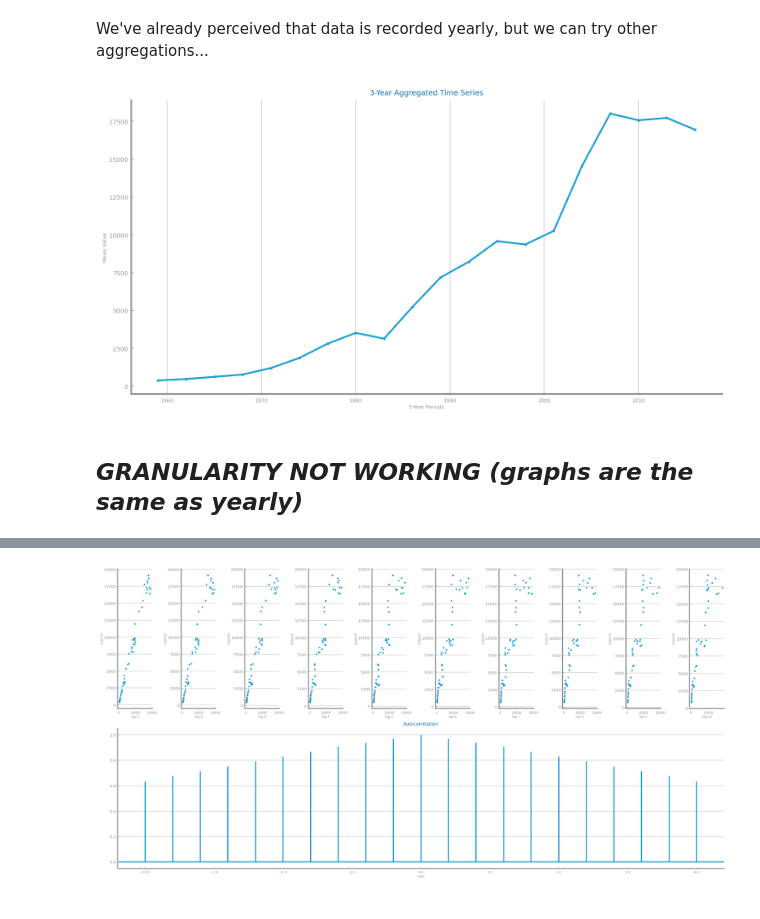
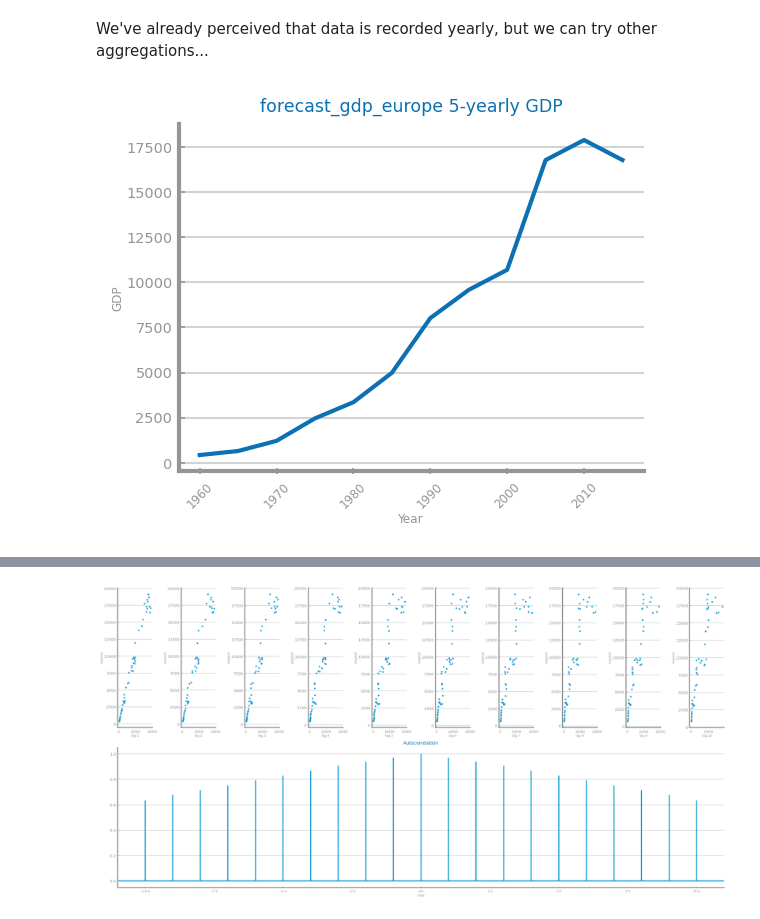
Before and after one commit to Moraisgit/data_science_project, a Jupyter notebook: src/set2_TS_data_profiling.ipynb, the cells around one changed output, grey strips where cells are left out. Drawn from its saved outputs; the diff is of its cells as text; code cells hidden in the pictures.

Commit message:
TS Set2 profiling
Updated the profiling for set2 regarding time series

```diff
--- a/src/set2_TS_data_profiling.ipynb
+++ b/src/set2_TS_data_profiling.ipynb
@@ -90,5 +90,9 @@ Last timestamp 2017-01-01 00:00:00
 [figure]
 # %% [markdown]
 ## **Data Granularity**
+# %%
+# Define the second and third granularities
+SECOND = 5
+THIRD = 10
 # %%
 from pandas import read_csv, DataFrame, Series
@@ -131,43 +136,52 @@ We've already perceived that data is recorded yearly, but we can try other aggre
 from pandas import Index, Period, Series, DataFrame
 import pandas as pd
 import numpy as np
 
 def ts_aggregation_by(
     data: Series | DataFrame,
     gran_level: str = "D",
     agg_func: str = "mean",
     custom_years: int = None  # New argument for multi-year aggregation
 ) -> Series | DataFrame:
     df: Series | DataFrame = data.copy()
 
     if custom_years:
         year_index = df.index.year
         custom_period = (year_index // custom_years) * custom_years
         df.index = pd.to_datetime(custom_period, format="%Y")
         df.index.name = f"{custom_years}_year_period"
     else:
         # Default time granularity
         index: Index[Period] = df.index.to_period(gran_level)
         df.index = index.to_timestamp()
 
     # Group by the new index and aggregate
     df = df.groupby(df.index, dropna=True, sort=True).agg(agg_func)
 
     return df
 
-ss_3_years: Series = ts_aggregation_by(series, custom_years=3)
+ss_second_years: Series = ts_aggregation_by(series, custom_years=SECOND)
 
-# Plot the results
-import matplotlib.pyplot as plt
+figure()
+plot_line_chart(
+    ss_second_years.index.to_list(),
+    ss_second_years.to_list(),
+    xlabel="Year",
+    ylabel=target,
+    title=f"{file_tag} {SECOND}-yearly {target}",
+)
+savefig(f"{path_to_directory}/images/Set 2 - Second granularity.png", bbox_inches='tight')
+show()
 
-plt.figure(figsize=(12, 6))
-plt.plot(ss_3_years.index, ss_3_years, marker='o', linestyle='-')
-plt.xlabel("3-Year Periods")
-plt.ylabel("Mean Value")
-plt.title("3-Year Aggregated Time Series")
-plt.grid()
-plt.show()
+# # Plot the results
+# import matplotlib.pyplot as plt
+
+# plt.figure()
+# plt.plot(ss_3_years.index, ss_3_years, marker='o', linestyle='-')
+# plt.xlabel("3-Year Periods")
+# plt.ylabel("Mean Value")
+# plt.title("3-Year Aggregated Time Series")
+# plt.grid()
+# plt.show()
 # %% [output]
-[figure, old version]
+[figure, new version]
-# %% [markdown]
-## *GRANULARITY NOT WORKING (graphs are the same as yearly)*
```
Also changed, not shown: parts of 18 cells of this notebook.
